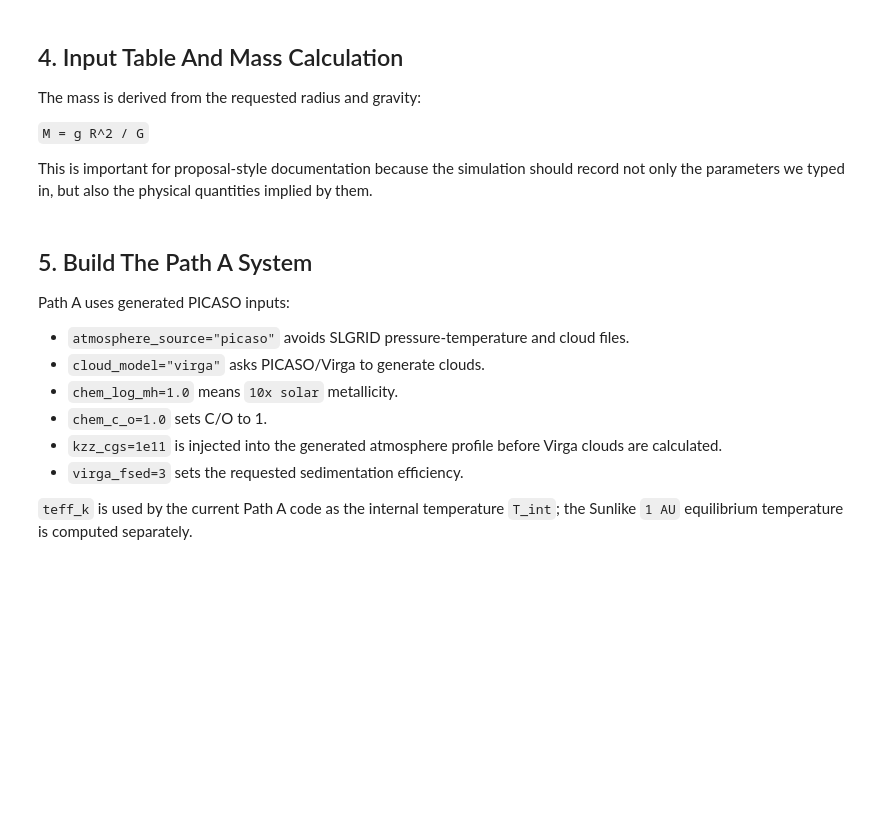
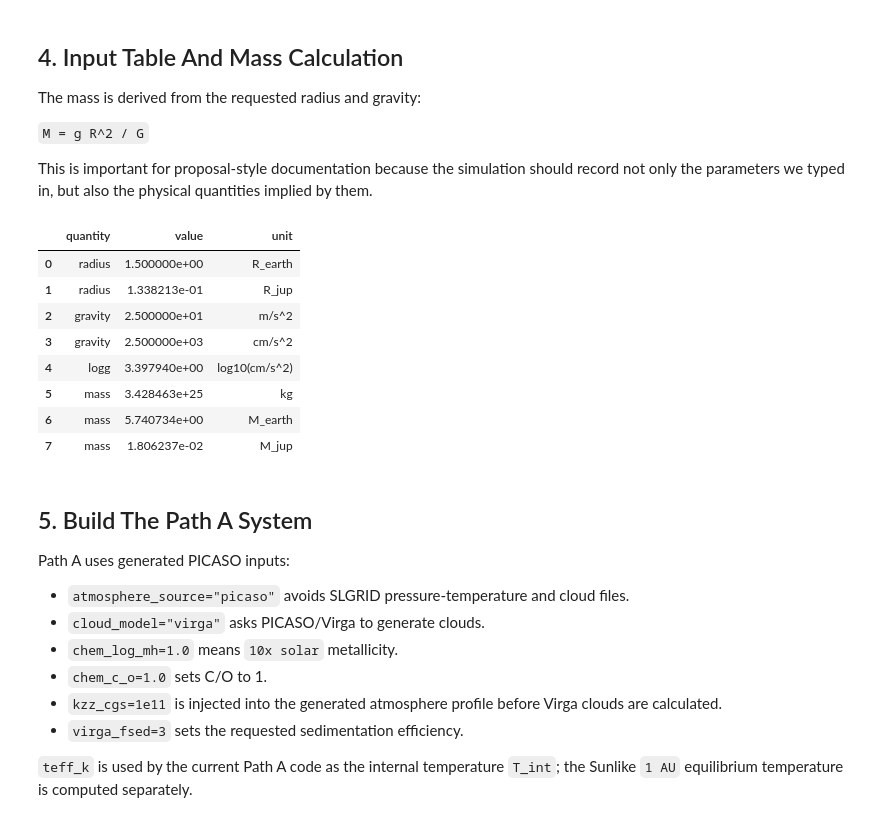
Before and after one commit to DevXinHuang/aurora, a Jupyter notebook: roadrunner_egp/notebooks/path_a_full_picaso_first_order_simulation_copy.ipynb, the cells around one changed output. Saved outputs shown, nothing was run; the diff lists cells and outputs as text; code cells hidden in the pictures; blank space fills up the shorter version.

```diff
--- a/roadrunner_egp/notebooks/path_a_full_picaso_first_order_simulation_copy.ipynb
+++ b/roadrunner_egp/notebooks/path_a_full_picaso_first_order_simulation_copy.ipynb
@@ -195,37 +219,47 @@ requested = {
     "semi_major_au": 1.0,
     "phase_deg": 60.0,
     "kzz_cgs": 1.0e11,
-    "star_teff_k": T_STAR_K,
+    "star_teff_k": 3000.0,
     "star_radius_rsun": R_STAR_Rsun,
     "gravity_m_s2": 25.0,
     "radius_rearth": 1.5,
     "teff_k_for_tint": 500.0,
 }
 
 radius = requested["radius_rearth"] * R_earth
 surface_gravity = requested["gravity_m_s2"] * u.m / u.s**2
 mass = (surface_gravity * radius**2 / G).to(u.kg)
 
 radius_rjup = (radius / R_jup).decompose().value
 logg_cgs = math.log10(surface_gravity.to(u.cm / u.s**2).value)
 mass_mearth = (mass / M_earth).decompose().value
 mass_mjup = (mass / M_jup).decompose().value
 
 mass_table = pd.DataFrame(
     [
         ("radius", requested["radius_rearth"], "R_earth"),
         ("radius", radius_rjup, "R_jup"),
         ("gravity", requested["gravity_m_s2"], "m/s^2"),
         ("gravity", surface_gravity.to(u.cm / u.s**2).value, "cm/s^2"),
         ("logg", logg_cgs, "log10(cm/s^2)"),
         ("mass", mass.value, "kg"),
         ("mass", mass_mearth, "M_earth"),
         ("mass", mass_mjup, "M_jup"),
     ],
     columns=["quantity", "value", "unit"],
 )
 
 mass_table
+# %% [output]
+|  | quantity | value | unit |
+| 0 | radius | 1.500000e+00 | R_earth |
+| 1 | radius | 1.338213e-01 | R_jup |
+| 2 | gravity | 2.500000e+01 | m/s^2 |
+| 3 | gravity | 2.500000e+03 | cm/s^2 |
+| 4 | logg | 3.397940e+00 | log10(cm/s^2) |
+| 5 | mass | 3.428463e+25 | kg |
+| 6 | mass | 5.740734e+00 | M_earth |
+| 7 | mass | 1.806237e-02 | M_jup |
 # %% [markdown]
 ## 5. Build The Path A System
 
```
Also changed, not shown: parts of 5 cells of this notebook, 25 other files.
